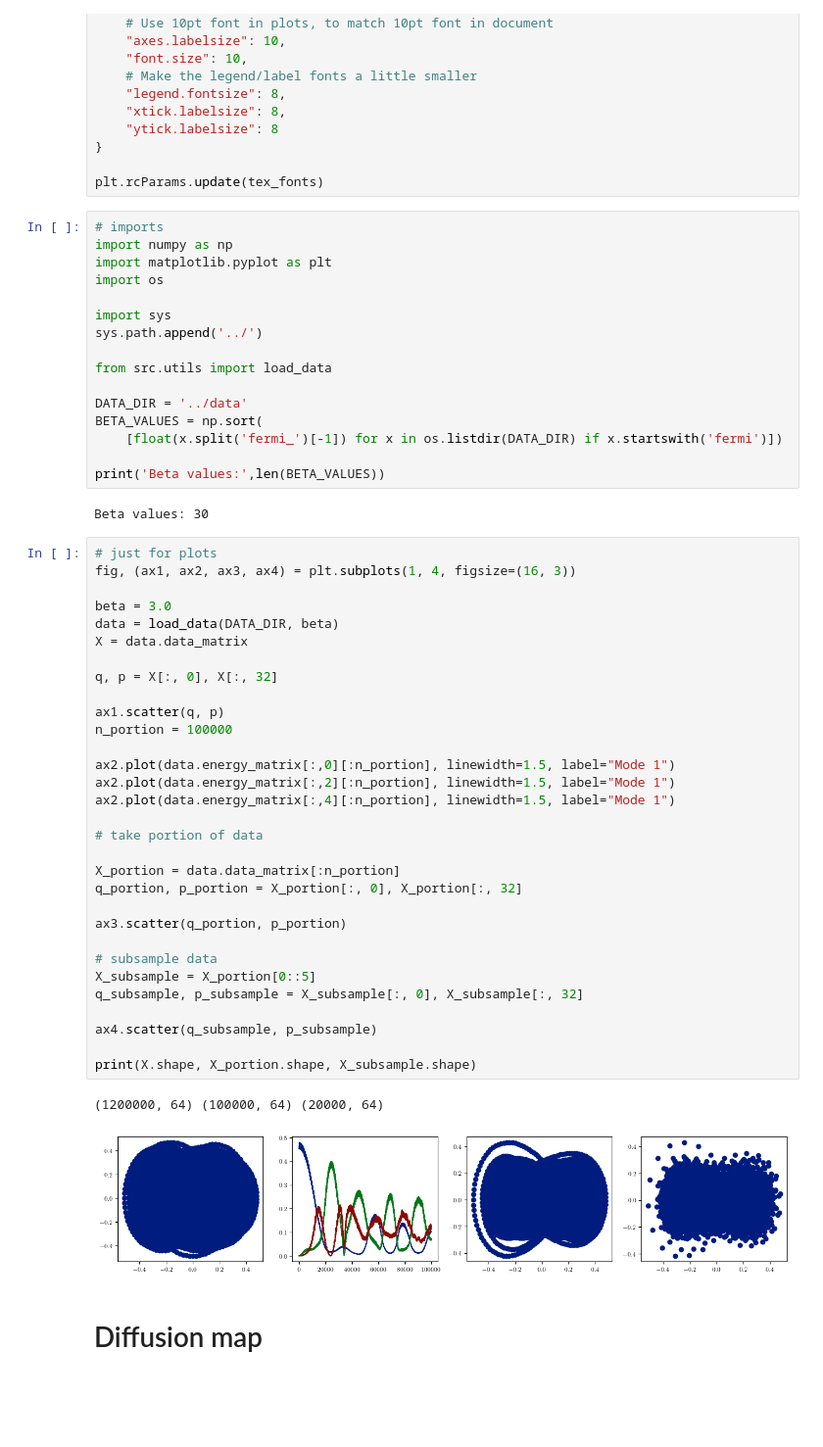
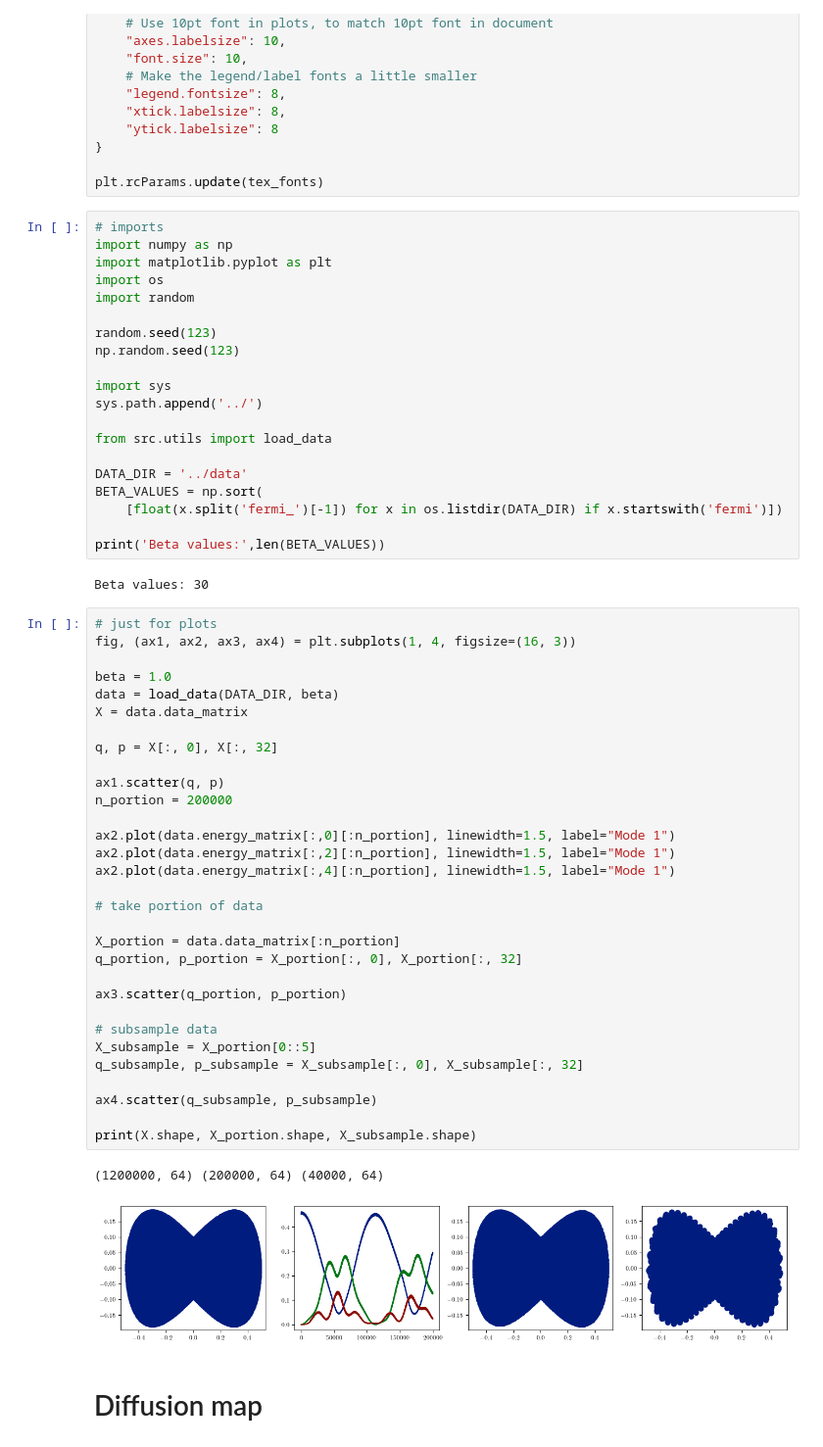
Before and after one commit to aleromualdi/FPU-Integrator, a Jupyter notebook: notebooks/02_diffusion_map.ipynb, the cells around one changed output. Shown at 98% size. Saved outputs shown, nothing was run; the diff lists cells and outputs as text; blank space fills up the shorter version.

```diff
--- a/notebooks/02_diffusion_map.ipynb
+++ b/notebooks/02_diffusion_map.ipynb
@@ -32,6 +32,10 @@ plt.rcParams.update(tex_fonts)
 import numpy as np
 import matplotlib.pyplot as plt
 import os
+import random
+
+random.seed(123)
+np.random.seed(123)
 
 import sys
 sys.path.append('../')
@@ -48,37 +52,37 @@ Beta values: 30
 # %%
 # just for plots
 fig, (ax1, ax2, ax3, ax4) = plt.subplots(1, 4, figsize=(16, 3))
 
-beta = 3.0
+beta = 1.0
 data = load_data(DATA_DIR, beta)
 X = data.data_matrix
 
 q, p = X[:, 0], X[:, 32]
 
 ax1.scatter(q, p)
-n_portion = 100000
+n_portion = 200000
 
 ax2.plot(data.energy_matrix[:,0][:n_portion], linewidth=1.5, label="Mode 1")
 ax2.plot(data.energy_matrix[:,2][:n_portion], linewidth=1.5, label="Mode 1")
 ax2.plot(data.energy_matrix[:,4][:n_portion], linewidth=1.5, label="Mode 1")
 
 # take portion of data
 
 X_portion = data.data_matrix[:n_portion]
 q_portion, p_portion = X_portion[:, 0], X_portion[:, 32]
 
 ax3.scatter(q_portion, p_portion)
 
 # subsample data
 X_subsample = X_portion[0::5]
 q_subsample, p_subsample = X_subsample[:, 0], X_subsample[:, 32]
 
 ax4.scatter(q_subsample, p_subsample)
 
 print(X.shape, X_portion.shape, X_subsample.shape)
 # %% [output]
-(1200000, 64) (100000, 64) (20000, 64)
+(1200000, 64) (200000, 64) (40000, 64)
-[figure, old version]
+[figure, new version]
 # %% [markdown]
 # Diffusion map
 # %% [markdown]
```
Also changed, not shown: parts of 13 cells of this notebook, 8 other files.
